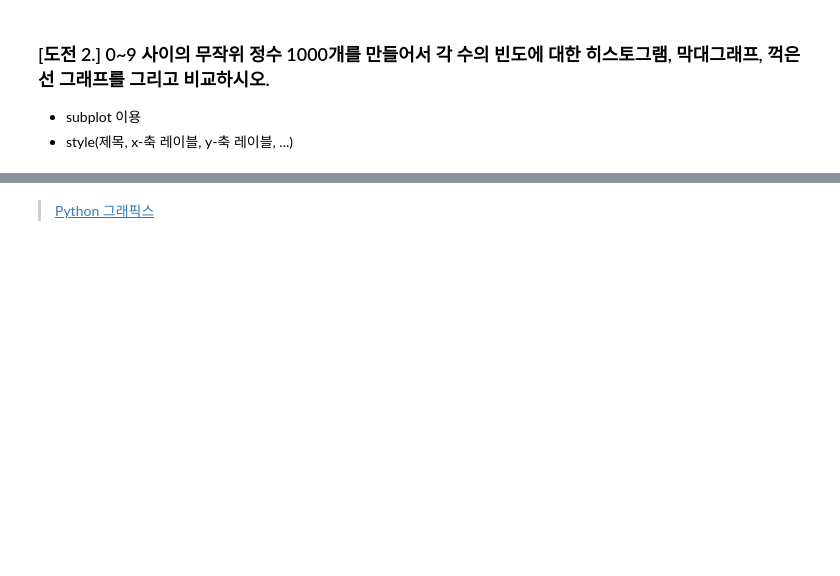
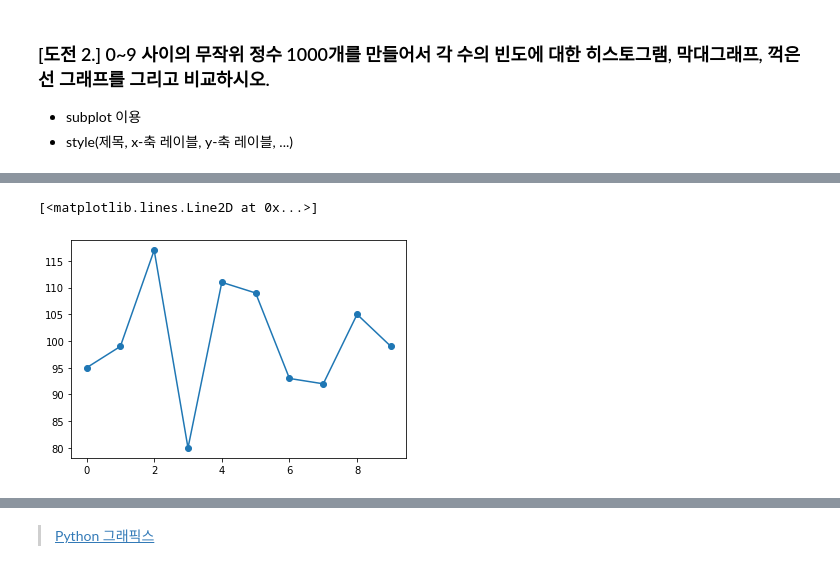
Before and after one commit to pdm03/pdm03, a Jupyter notebook: py-graphics/matplotlib_4_challenges.ipynb, the cells around one changed output, grey strips where cells are left out. Saved outputs shown, nothing was run; the diff lists cells and outputs as text; code cells hidden in the pictures; blank space fills up the shorter version.

```diff
--- a/py-graphics/matplotlib_4_challenges.ipynb
+++ b/py-graphics/matplotlib_4_challenges.ipynb
@@ -29,0 +79,5 @@ plt.bar(value,count) #,color="bgrcmyk")  # 'bgrcmykw
+# %%
+plt.plot(value,count, marker='o')
+# %% [output]
+[<matplotlib.lines.Line2D at 0x...>]
+[figure, added]
```
Also changed, not shown: parts of 9 cells of this notebook.
